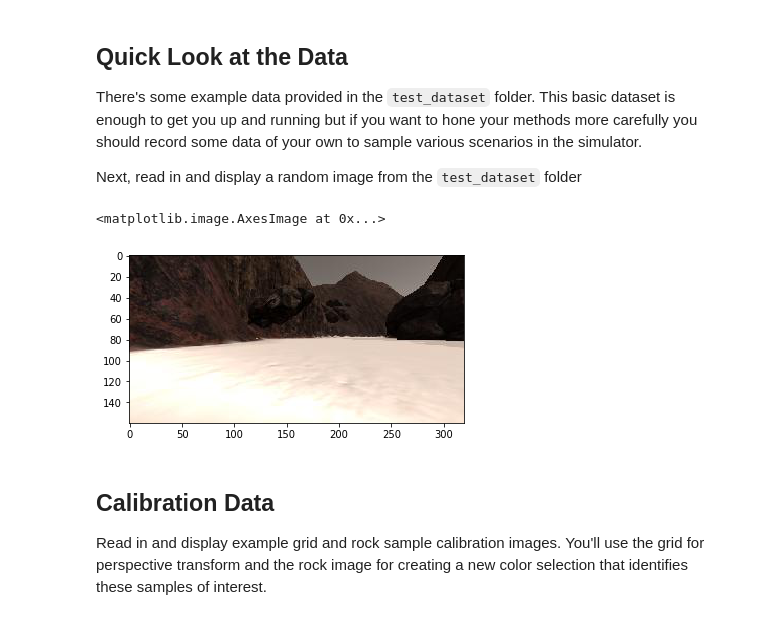
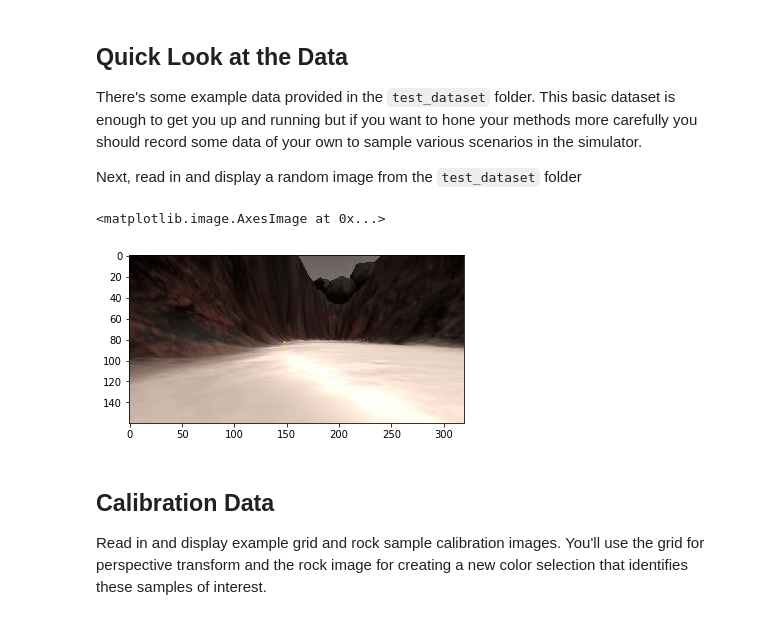
Before and after one commit to steelexu/RoboND-Rover-Project, a Jupyter notebook: code/Rover_Project_Test_Notebook.ipynb, the cells around one changed output. Saved outputs shown, nothing was run; the diff lists cells and outputs as text; code cells hidden in the pictures.

```diff
--- a/code/Rover_Project_Test_Notebook.ipynb
+++ b/code/Rover_Project_Test_Notebook.ipynb
@@ -33,15 +33,15 @@ There's some example data provided in the `test_dataset` folder.  This basic dat
 
 Next, read in and display a random image from the `test_dataset` folder
 # %%
-path = '../test_dataset/IMG/*'
+path = '../output1/IMG/*'
 img_list = glob.glob(path)
 # Grab a random image and display it
 idx = np.random.randint(0, len(img_list)-1)
 image = mpimg.imread(img_list[idx])
 plt.imshow(image)
 # %% [output]
 <matplotlib.image.AxesImage at 0x...>
-[figure, old version]
+[figure, new version]
 # %% [markdown]
 ## Calibration Data
 Read in and display example grid and rock sample calibration images.  You'll use the grid for perspective transform and the rock image for creating a new color selection that identifies these samples of interest.
```
Also changed, not shown: parts of 6 cells of this notebook, 6 other files.
